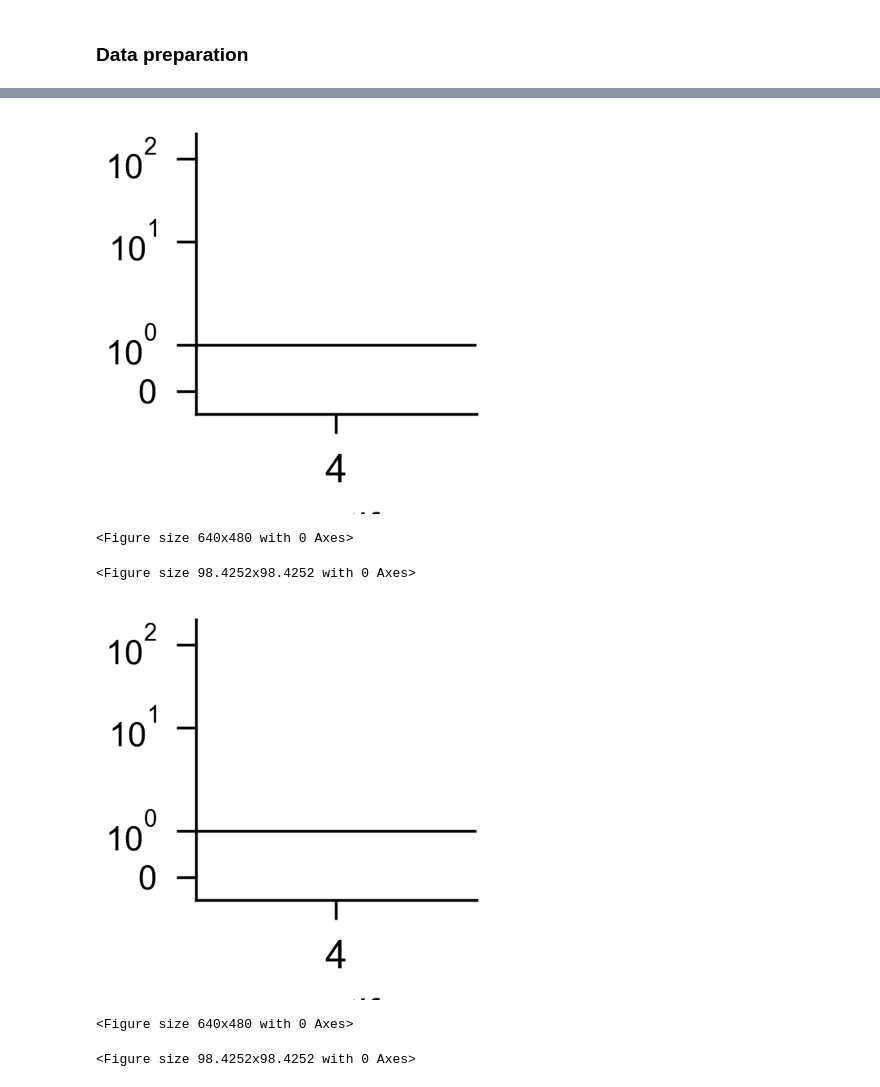
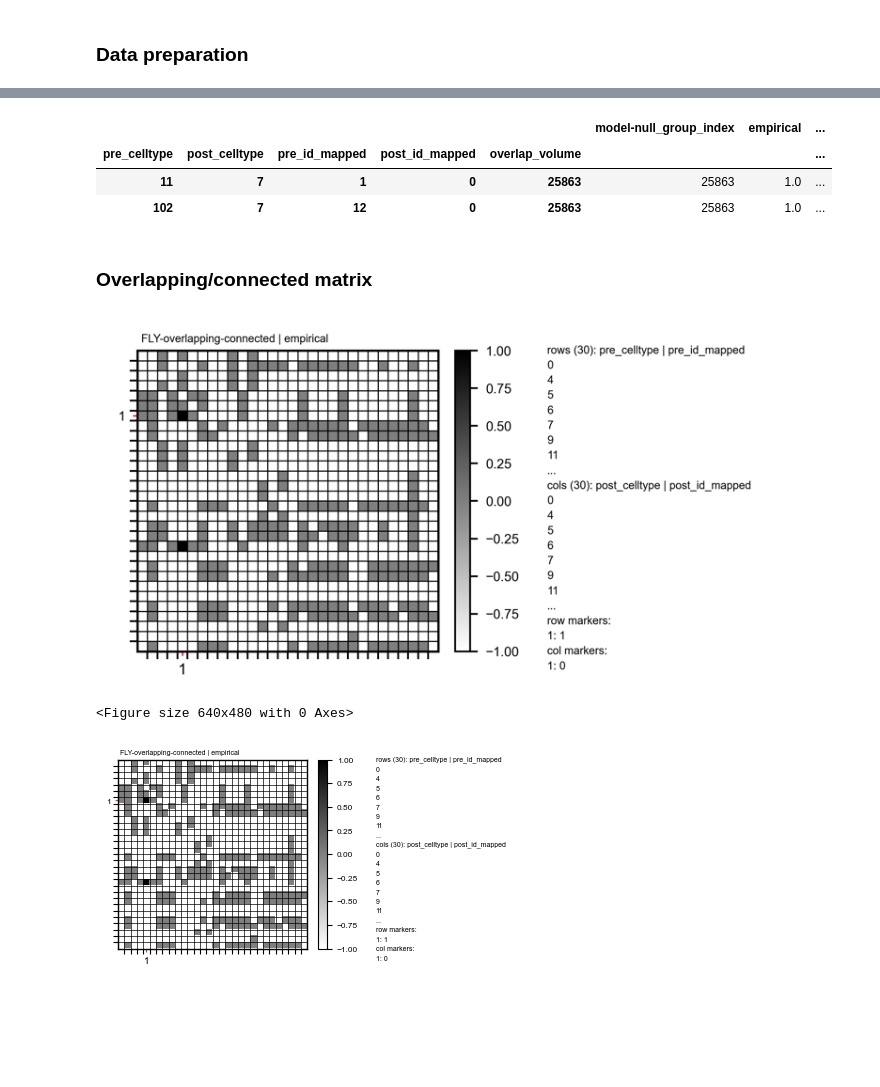
Before and after one commit to philippHarth/hackathon-mainz, a Jupyter notebook: FLY_analysis.ipynb, the cells around one changed output, grey strips where cells are left out. Saved outputs shown, nothing was run; the diff lists cells and outputs as text; code cells hidden in the pictures; blank space fills up the shorter version.

Commit message:
Run example models and plot matrix

```diff
--- a/FLY_analysis.ipynb
+++ b/FLY_analysis.ipynb
@@ -485,30 +31,11 @@ display(img)
-# %%
-selected_id = 4
-
-filename = plot_folder/f"VIS_{MOTIFS}_selected_{selected_id}_model_null.png"
-img = plot_motifs_bar_chart(datasets_null_model,
-    selected_motifs=(selected_id,),
-    colors = [C_EMPIRICAL, C_H0],
-    dataset_labels=None, quantile_low=25, quantile_high=75,
-    use_mean=False, marker_size=4.5, capsize=0, y_axis_label="occurrences relative to random", adjust_bottom=0.25,
-    error_bars=True, y_lim=(-0.5,2*10**2), use_log=True, fig_size=figsize_mm_to_inch(25,25), adjust_left=0.25, filename=filename)
-display(img)
-# %% [output]
-[figure, removed]
-<Figure size 640x480 with 0 Axes>
-<Figure size 98.4252x98.4252 with 0 Axes>
-# %%
-selected_id = 4
-
-filename = plot_folder/f"VIS_{MOTIFS}_selected_{selected_id}_model_specificity.png"
-img = plot_motifs_bar_chart(datasets_specificity_models,
-    selected_motifs=(selected_id,),
-    colors = [C_EMPIRICAL, C_M1, C_M2, C_M3],
-    dataset_labels=None, quantile_low=25, quantile_high=75,
-    use_mean=False, marker_size=4.5, capsize=0, y_axis_label="occurrences relative to random", adjust_bottom=0.25,
-    error_bars=True, y_lim=(-0.5,2*10**2), use_log=True, fig_size=figsize_mm_to_inch(25,25), adjust_left=0.25, filename=filename)
-display(img)
-# %% [output]
-[figure, removed]
-<Figure size 640x480 with 0 Axes>
-<Figure size 98.4252x98.4252 with 0 Axes>
+# %%
+pre_ids = set(df_summary.index.get_level_values("pre_id_mapped"))
+post_ids = set(df_summary.index.get_level_values("post_id_mapped"))
+all_ids = pre_ids.union(post_ids)
+all_ids.remove(-1)
+no_presynaptic = all_ids - pre_ids
+
+neuron_domain_pre = get_neuron_to_neuron_domain(df_summary, "pre_celltype", "post_celltype", \
+                                                 celltype_order=None, ignored_neuron_ids=[-1])
+neuron_domain_post = get_neuron_to_neuron_domain(df_summary, "pre_celltype", "post_celltype", \
+                                                  celltype_order=None, ignored_neuron_ids=[-1])
@@ -514,0 +44,36 @@ display(img)
+# %%
+df_summary[(df_summary.index.get_level_values("pre_id_mapped") > -1) & (df_summary.index.get_level_values("post_id_mapped") > -1) & (df_summary[EMPIRICAL] > 0)]
+# %% [output]
+|  |  |  |  |  | model-null_group_index | empirical | ... |
+| pre_celltype | post_celltype | pre_id_mapped | post_id_mapped | overlap_volume |  |  | ... |
+| 11 | 7 | 1 | 0 | 25863 | 25863 | 1.0 | ... |
+| 102 | 7 | 12 | 0 | 25863 | 25863 | 1.0 | ... |
+# %%
+row_markers = {
+    "pre_id_mapped" : [1]
+}
+col_markers = {
+    "post_id_mapped" : [0]
+}
+# %% [markdown]
+### Overlapping/connected matrix
+# %%
+matrix_analyzer = ConnectomeMatrixAnalyzer(df_summary, plot_folder)
+matrix_analyzer.set_selection()
+matrix_analyzer.set_data_columns(EMPIRICAL)
+matrix_analyzer.build_matrix(["pre_celltype", "pre_id_mapped"],
+                             ["post_celltype", "post_id_mapped"],
+                             row_domains = neuron_domain_pre,
+                             col_domains = neuron_domain_post,
+                             value_label_map = {},
+                             aggregation_fn="sum",
+                             default_value=-1)
+matrix_analyzer.colormaps["binary"].set_under("white")
+matrix_analyzer.render_matrix("FLY-overlapping-connected",
+                              colormap_name="binary", vmin=-1, vmax=1, normalization_function=None,
+                              row_markers=row_markers, col_markers=col_markers,
+                              col_separator_lines=True, row_separator_lines=True, high_res=False)
+# %% [output]
+[figure, added]
+<Figure size 640x480 with 0 Axes>
+[figure, added]
```
Also changed, not shown: parts of 39 cells of this notebook, 3 other files.
